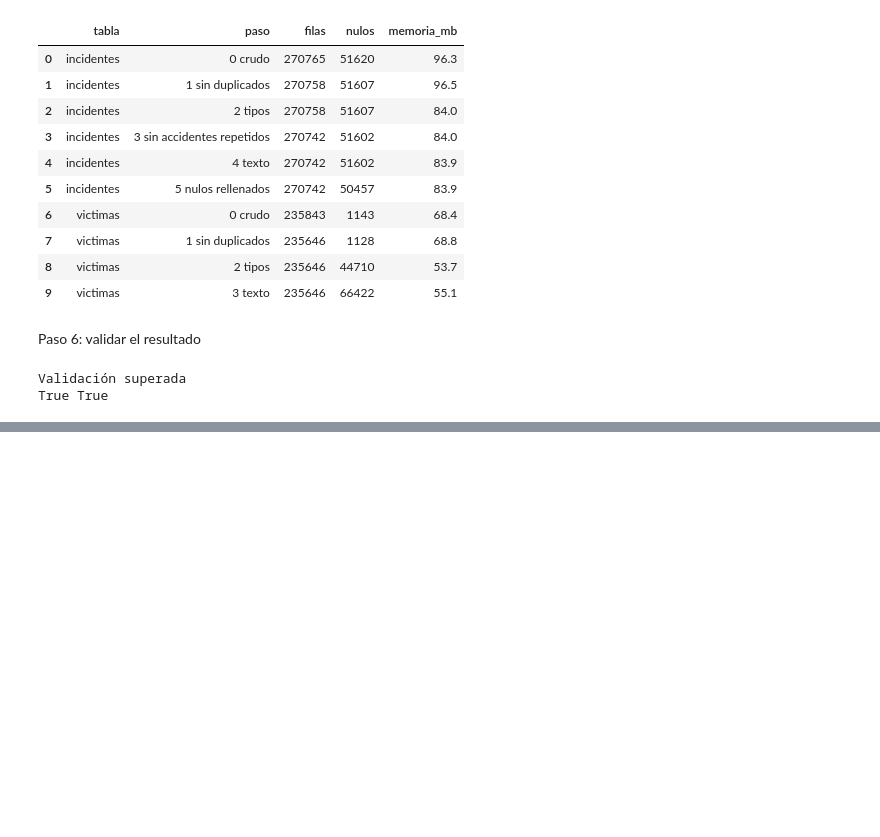
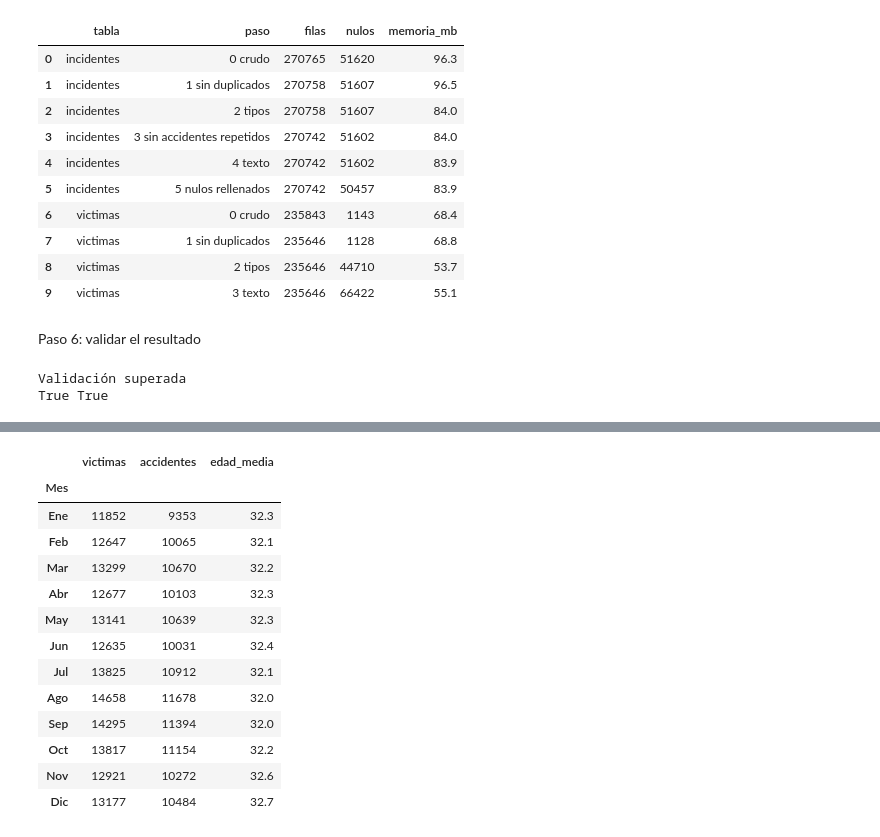
Before and after one commit to sjuandasat05-sudo/proyecto-ciencia-datos, a Jupyter notebook: notebooks/data_preparation.ipynb, the cells around one changed output, grey strips where cells are left out. Saved outputs shown, nothing was run; the diff lists cells and outputs as text; code cells hidden in the pictures; blank space fills up the shorter version.

Commit message:
feat: implement data filtering and aggregation

```diff
--- a/notebooks/data_preparation.ipynb
+++ b/notebooks/data_preparation.ipynb
@@ -361,0 +364,9 @@ True True
+# %%
+RUTA = Path("../data/processed")
+
+incidentes = pd.read_csv(RUTA / "incidentes_limpio.csv",
+                         dtype={"NRO_RADICADO": str, "NUMCOMUNA": str, "CBML": str})
+victimas = pd.read_csv(RUTA / "victimas_limpio.csv",
+                       dtype={"Radicado": str, "NUMCOMUNA": str})
+
+print(incidentes.shape, victimas.shape)
@@ -361,0 +441,28 @@ True True
+# %%
+periodo_vic = victimas[victimas['Año'].between(2015, 2019)]
+
+orden_meses = ['Ene', 'Feb', 'Mar', 'Abr', 'May', 'Jun', 'Jul', 'Ago', 'Sep', 'Oct', 'Nov', 'Dic']
+
+resumen_mes = (periodo_vic
+    .groupby('Mes')
+    .agg(victimas=('Radicado', 'count'),
+         accidentes=('Radicado', 'nunique'),
+         edad_media=('Edad', 'mean'))
+    .round(1)
+    .reindex(orden_meses))
+resumen_mes
+# %% [output]
+|  | victimas | accidentes | edad_media |
+| Mes |  |  |  |
+| Ene | 11852 | 9353 | 32.3 |
+| Feb | 12647 | 10065 | 32.1 |
+| Mar | 13299 | 10670 | 32.2 |
+| Abr | 12677 | 10103 | 32.3 |
+| May | 13141 | 10639 | 32.3 |
+| Jun | 12635 | 10031 | 32.4 |
+| Jul | 13825 | 10912 | 32.1 |
+| Ago | 14658 | 11678 | 32.0 |
+| Sep | 14295 | 11394 | 32.0 |
+| Oct | 13817 | 11154 | 32.2 |
+| Nov | 12921 | 10272 | 32.6 |
+| Dic | 13177 | 10484 | 32.7 |
```
Also changed, not shown: parts of 31 cells of this notebook.
